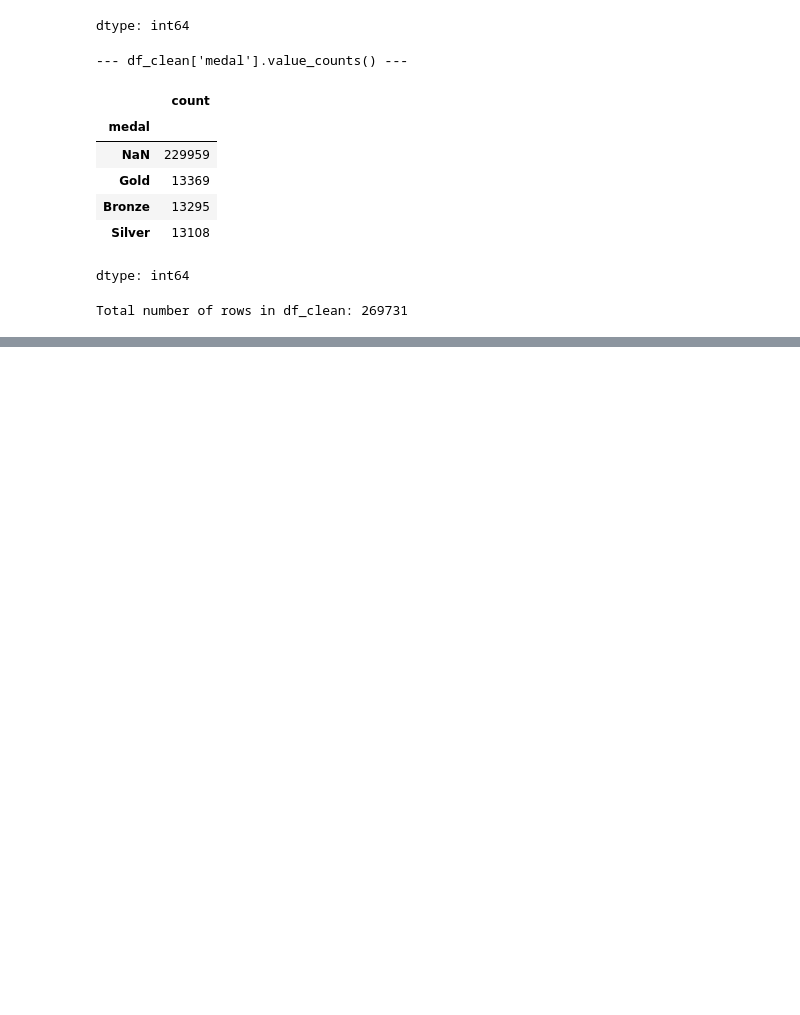
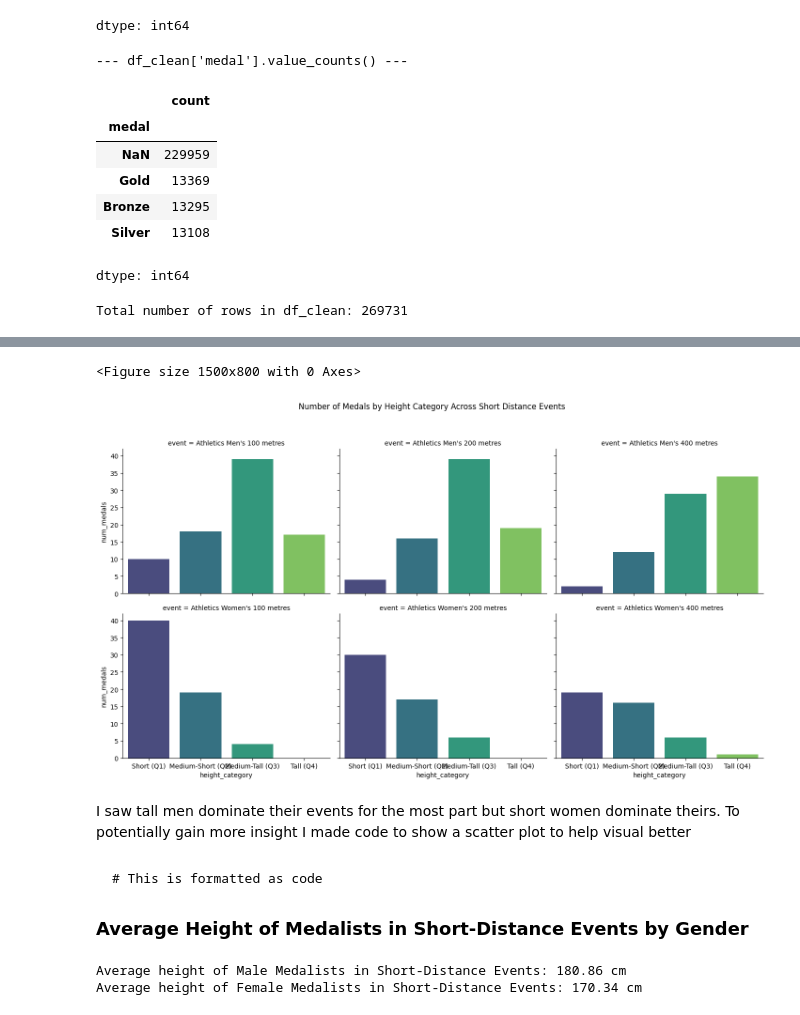
Before and after one commit to fluschewisbest-collab/Colab-Project, a Jupyter notebook: Project.ipynb, the cells around one changed output, grey strips where cells are left out. Drawn from its saved outputs; the diff is of its cells as text; code cells hidden in the pictures; blank space fills up the shorter version.

````diff
--- a/Project.ipynb
+++ b/Project.ipynb
@@ -98,0 +183,44 @@ Total number of rows in df_clean: 269731
+# %%
+plt.figure(figsize=(15, 8))
+sns.catplot(
+    data=medals_by_height_short_event,
+    x='height_category',
+    y='num_medals',
+    kind='bar',
+    palette='viridis',
+    hue='height_category',
+    col='event',
+    col_wrap=3,
+    height=4, aspect=1.2,
+    sharey=True,
+    legend=False
+)
+
+plt.suptitle('Number of Medals by Height Category Across Short Distance Events', y=1.02)
+plt.tight_layout(rect=[0, 0, 1, 0.98])
+plt.show()
+# %% [output]
+<Figure size 1500x800 with 0 Axes>
+[figure, added]
+# %% [markdown]
+I saw tall men dominate their events for the most part but short women dominate theirs. To potentially gain more insight I made code to show a scatter plot to help visual better
+# %% [markdown]
+
+
+```
+# This is formatted as code
+```
+
+### Average Height of Medalists in Short-Distance Events by Gender
+# %%
+# Calculate average height for male medalists in short-distance events
+average_height_men_short_distance = df_short_distance_events[df_short_distance_events['sex'] == 'Male']['height'].mean()
+
+# Calculate average height for female medalists in short-distance events
+average_height_women_short_distance = df_short_distance_events[df_short_distance_events['sex'] == 'Female']['height'].mean()
+
+print(f"Average height of Male Medalists in Short-Distance Events: {average_height_men_short_distance:.2f} cm")
+print(f"Average height of Female Medalists in Short-Distance Events: {average_height_women_short_distance:.2f} cm")
+# %% [output]
+Average height of Male Medalists in Short-Distance Events: 180.86 cm
+Average height of Female Medalists in Short-Distance Events: 170.34 cm
````
Also changed, not shown: parts of 12 cells of this notebook.
